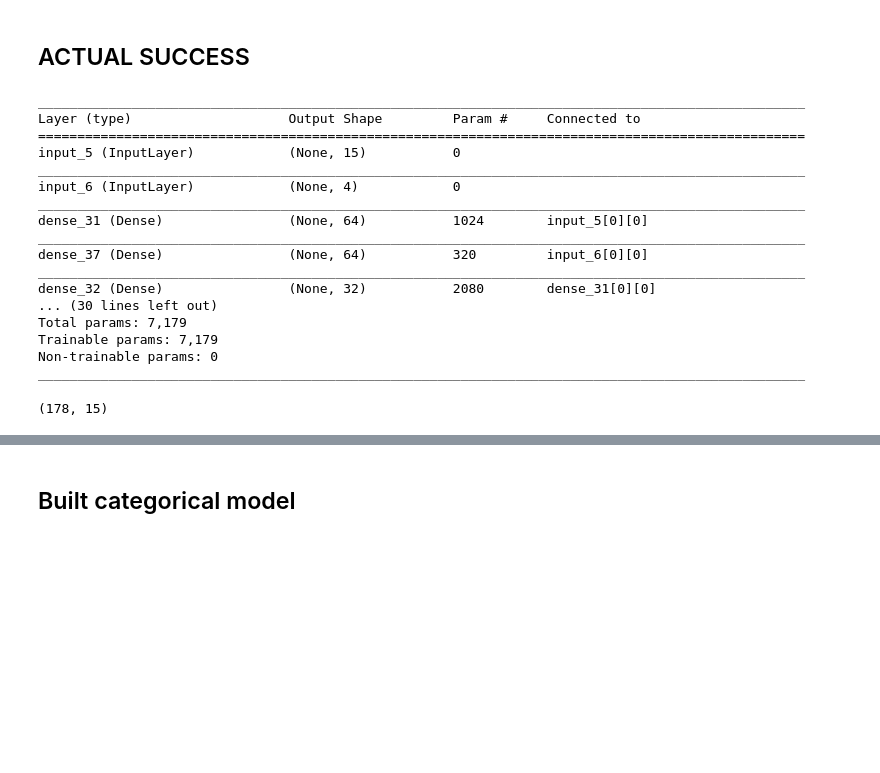
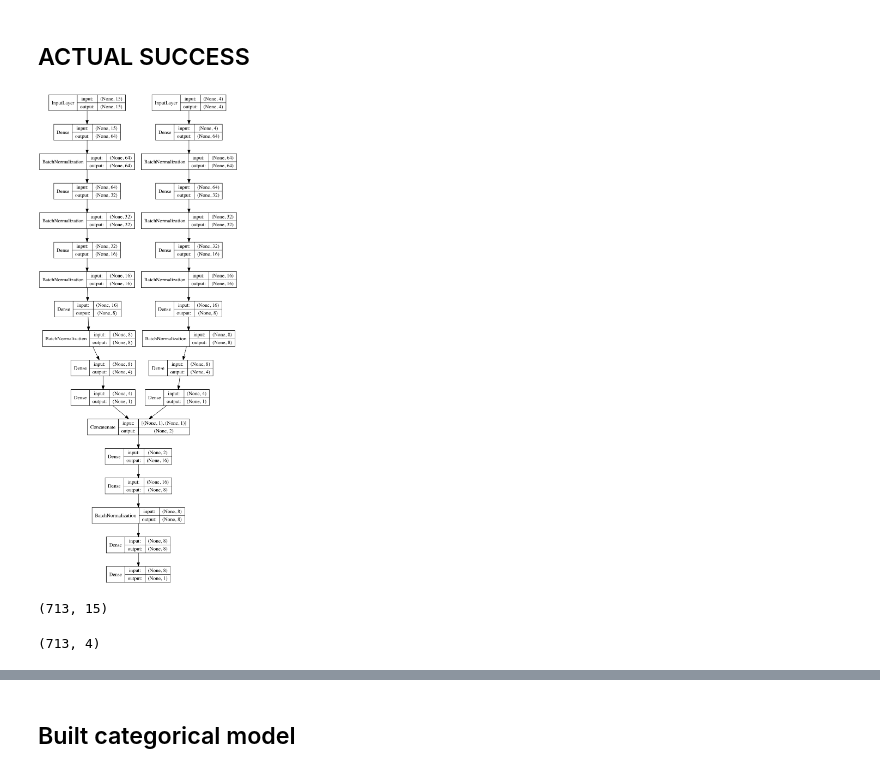
Before and after one commit to whyboris/ml-with-python-and-keras, a Jupyter notebook: titanic/titanic.ipynb, the cells around one changed output, grey strips where cells are left out. Drawn from its saved outputs; the diff is of its cells as text; code cells hidden in the pictures; blank space fills up the shorter version.

```diff
--- a/titanic/titanic.ipynb
+++ b/titanic/titanic.ipynb
@@ -382,23 +393,3 @@ output = layers.Dense(1, activation='sigmoid')(d3)
 model_new = models.Model(inputs=[left, right], outputs=output)
 # %%
 model_new.compile(optimizer='rmsprop', loss='binary_crossentropy', metrics=['accuracy'])
-# %%
-model_new.summary()
-# %% [output]
-__________________________________________________________________________________________________
-Layer (type)                    Output Shape         Param #     Connected to
-==================================================================================================
-input_5 (InputLayer)            (None, 15)           0
-__________________________________________________________________________________________________
-input_6 (InputLayer)            (None, 4)            0
-__________________________________________________________________________________________________
-dense_31 (Dense)                (None, 64)           1024        input_5[0][0]
-__________________________________________________________________________________________________
-dense_37 (Dense)                (None, 64)           320         input_6[0][0]
-__________________________________________________________________________________________________
-dense_32 (Dense)                (None, 32)           2080        dense_31[0][0]
-... (30 lines left out)
-Total params: 7,179
-Trainable params: 7,179
-Non-trainable params: 0
-__________________________________________________________________________________________________
@@ -404,0 +401,5 @@ ________________________________________________________________________________
+# %%
+from IPython.display import Image
+Image('model.png', width=200)
+# %% [output]
+[figure, added]
@@ -405,7 +414,11 @@ ________________________________________________________________________________
 # %%
-x_cat_val.shape
+x_cat.shape
 # %% [output]
-(178, 15)
+(713, 15)
+# %%
+x_num.shape
+# %% [output]
+(713, 4)
 # %%
 history_final = model_new.fit([x_cat, x_num],
                                 y_train,
```
Also changed, not shown: parts of 33 cells of this notebook, 3 other files.
